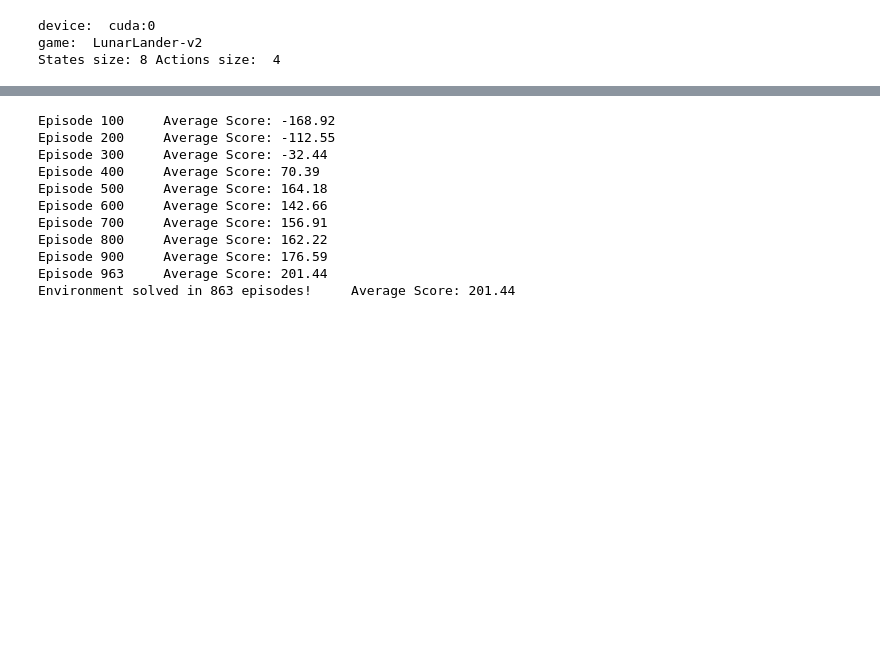
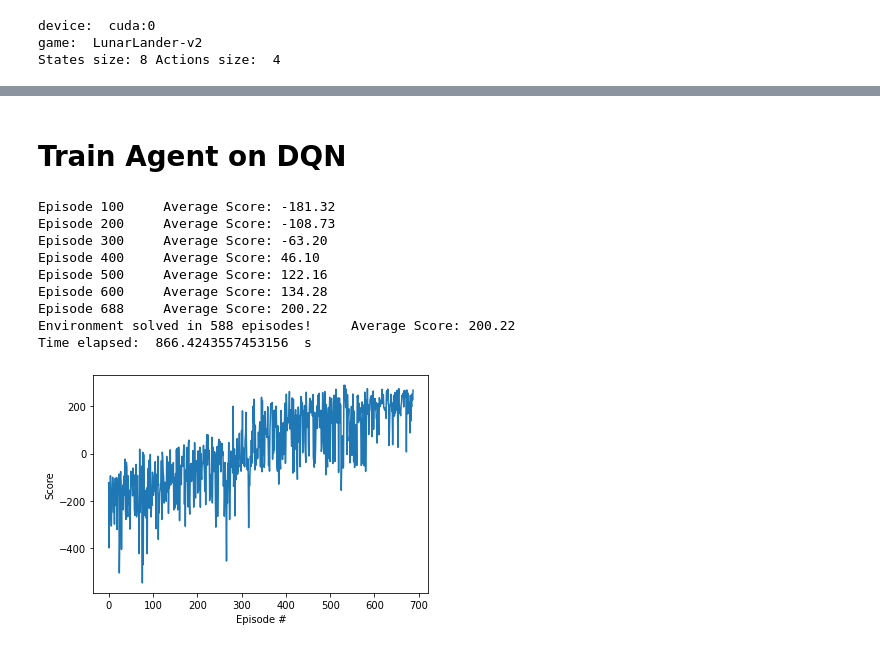
Before and after one commit to PriyankaVelagala/Deep-Reinforcement-Learning-Projects, a Jupyter notebook: DQN/(D)DQN_lunarlanding.ipynb, the cells around one changed output, grey strips where cells are left out. Cells and saved outputs as stored; diff of their text form; code cells hidden in the pictures; blank space fills up the shorter version.

```diff
--- a/DQN/(D)DQN_lunarlanding.ipynb
+++ b/DQN/(D)DQN_lunarlanding.ipynb
@@ -297,3 +670,5 @@ States size: 8 Actions size:  4
+# %% [markdown]
+# Train Agent on DQN
 # %%
 #set up parameters for agent
 seed = 0
@@ -304,6 +679,7 @@ update_every = 4
 gamma = 0.99
 tau = 0.001
 ddqn = False #using DQN now
+per = False
 
 #training params
 num_episodes = 2000
@@ -312,19 +688,19 @@ eps_start = 1.0
 eps_end = 0.01
 eps_decay = 0.995
 
+checkpoint_fname = 'dqn.pth'
 
-agent = Agent(num_states, num_actions, seed, learning_rate, memory_capacity, batch_size, update_every, gamma, tau,
-              ddqn )
-scores = train_ddqn(env, agent, num_episodes, max_steps , eps_start, eps_end , eps_decay)
+time_start = time.time()
+agent = Agent(num_states, num_actions, seed, learning_rate, memory_capacity, batch_size, update_every, gamma, tau, alpha, beta, ddqn, per )
+scores = train_ddqn(env, agent, checkpoint_fname, num_episodes, max_steps , eps_start, eps_end , eps_decay)
+print("Time elapsed: ", time.time()-time_start, " s")
 # %% [output]
-Episode 100     Average Score: -168.92
-Episode 200     Average Score: -112.55
-Episode 300     Average Score: -32.44
-Episode 400     Average Score: 70.39
-Episode 500     Average Score: 164.18
-Episode 600     Average Score: 142.66
-Episode 700     Average Score: 156.91
-Episode 800     Average Score: 162.22
-Episode 900     Average Score: 176.59
-Episode 963     Average Score: 201.44
-Environment solved in 863 episodes!     Average Score: 201.44
+Episode 100     Average Score: -181.32
+Episode 200     Average Score: -108.73
+Episode 300     Average Score: -63.20
+Episode 400     Average Score: 46.10
+Episode 500     Average Score: 122.16
+Episode 600     Average Score: 134.28
+Episode 688     Average Score: 200.22
+Environment solved in 588 episodes!     Average Score: 200.22
+Time elapsed:  866.4243557453156  s
@@ -371 +707,10 @@ def wrap_env(env):
+# %%
+fig = plt.figure()
+ax = fig.add_subplot(111)
+plt.plot(np.arange(len(scores)), scores)
+plt.ylabel('Score')
+plt.xlabel('Episode #')
+plt.show()
+# %% [output]
+[figure, added]
 # %%
```
Also changed, not shown: parts of 32 cells of this notebook.
